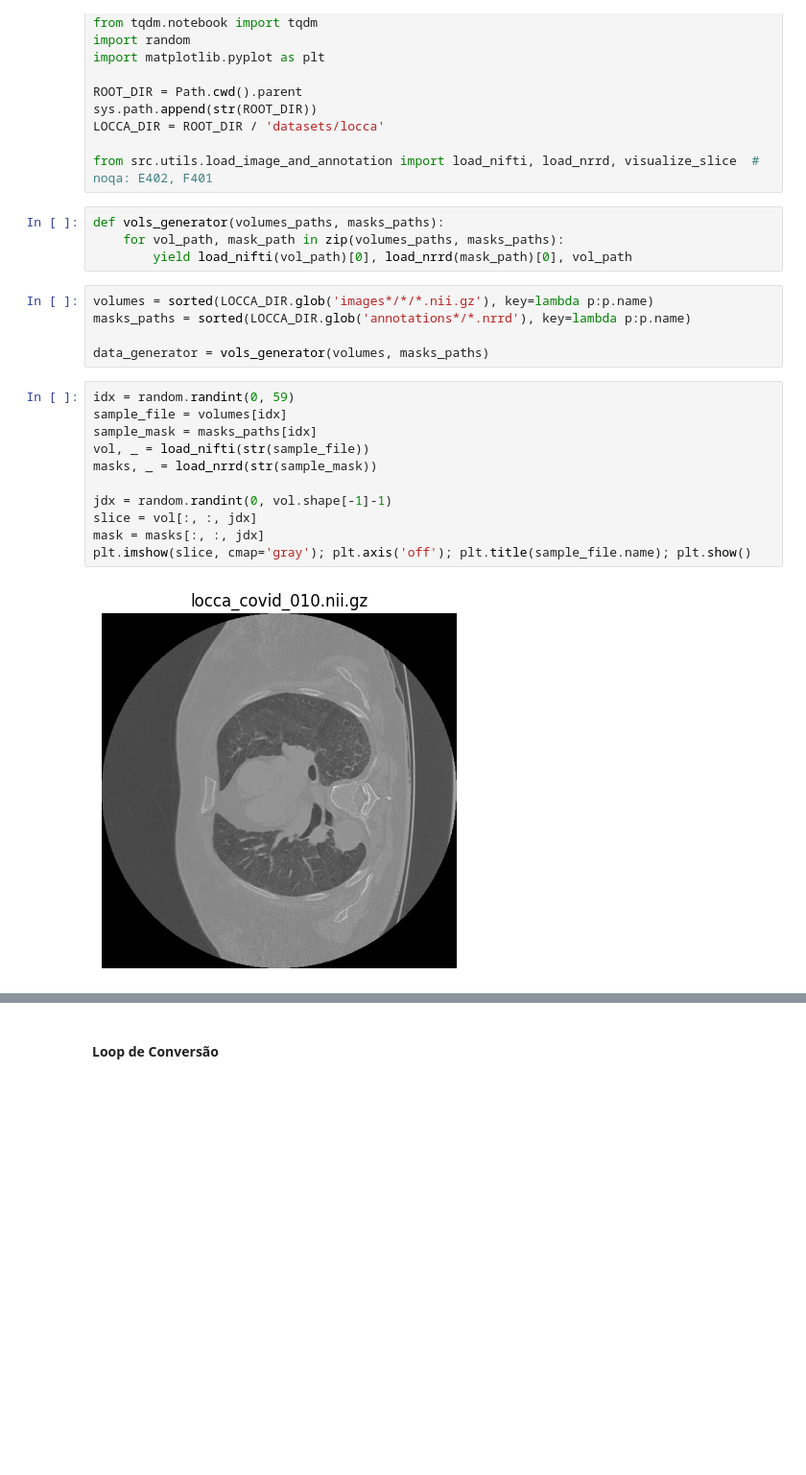
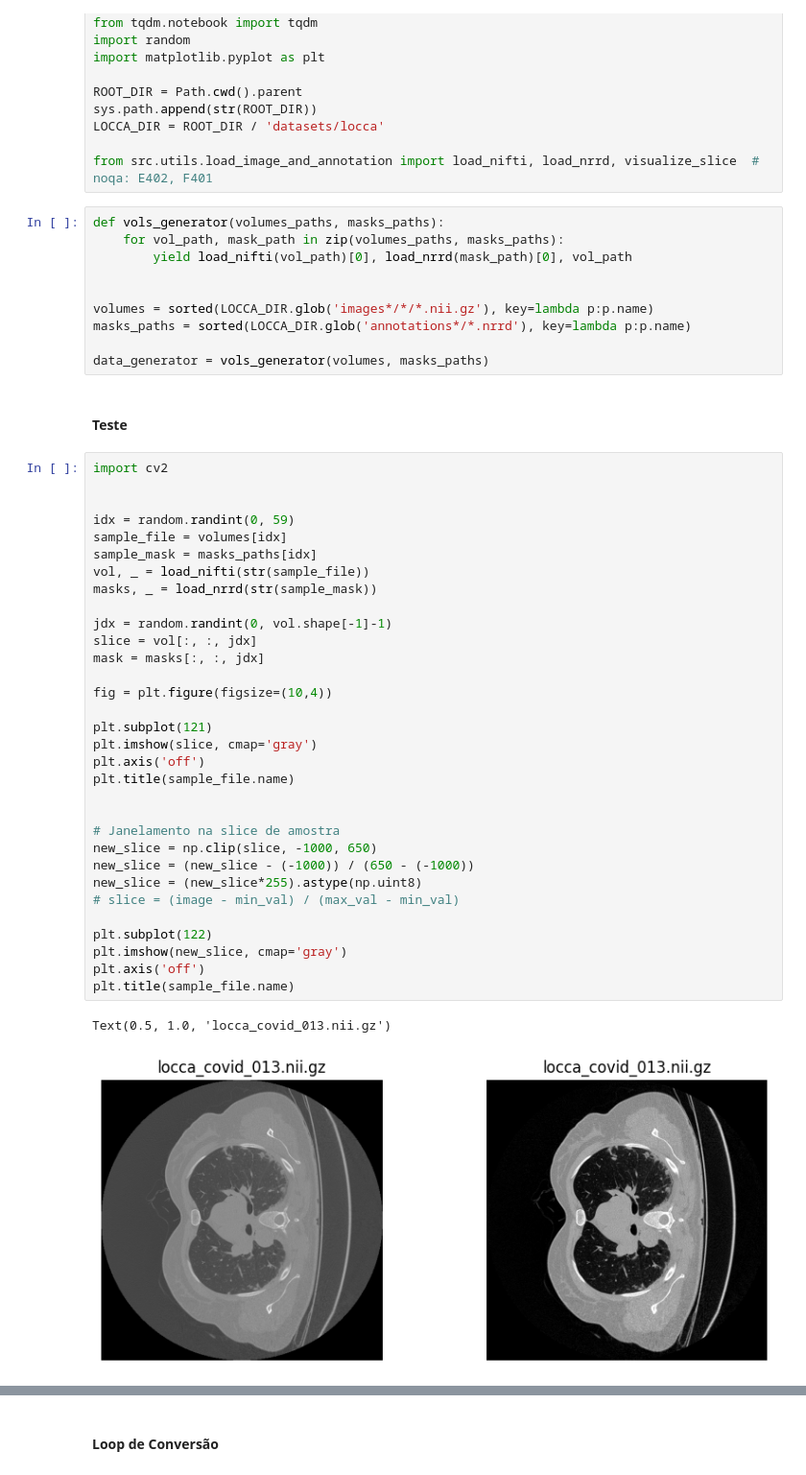
Before and after one commit to ermeson-alves/meu_tcc, a Jupyter notebook: notebooks/1 - Pré-processamento.ipynb, the cells around one changed output, grey strips where cells are left out. Shown at 96% size. Drawn from its saved outputs; the diff is of its cells as text; blank space fills up the shorter version.

```diff
--- a/notebooks/1 - Pré-processamento.ipynb
+++ b/notebooks/1 - Pré-processamento.ipynb
@@ -17,21 +17,46 @@ from src.utils.load_image_and_annotation import load_nifti, load_nrrd, visualize
 def vols_generator(volumes_paths, masks_paths):
     for vol_path, mask_path in zip(volumes_paths, masks_paths):
         yield load_nifti(vol_path)[0], load_nrrd(mask_path)[0], vol_path
+
+
+volumes = sorted(LOCCA_DIR.glob('images*/*/*.nii.gz'), key=lambda p:p.name)
+masks_paths = sorted(LOCCA_DIR.glob('annotations*/*.nrrd'), key=lambda p:p.name)
+
+data_generator = vols_generator(volumes, masks_paths)
-# %%
-volumes = sorted(LOCCA_DIR.glob('images*/*/*.nii.gz'), key=lambda p:p.name)
-masks_paths = sorted(LOCCA_DIR.glob('annotations*/*.nrrd'), key=lambda p:p.name)
-
-data_generator = vols_generator(volumes, masks_paths)
+# %% [markdown]
+#### Teste
 # %%
+import cv2
+
+
 idx = random.randint(0, 59)
 sample_file = volumes[idx]
 sample_mask = masks_paths[idx]
 vol, _ = load_nifti(str(sample_file))
 masks, _ = load_nrrd(str(sample_mask))
 
 jdx = random.randint(0, vol.shape[-1]-1)
 slice = vol[:, :, jdx]
 mask = masks[:, :, jdx]
-plt.imshow(slice, cmap='gray'); plt.axis('off'); plt.title(sample_file.name); plt.show()
+
+fig = plt.figure(figsize=(10,4))
+
+plt.subplot(121)
+plt.imshow(slice, cmap='gray')
+plt.axis('off')
+plt.title(sample_file.name)
+
+
+# Janelamento na slice de amostra
+new_slice = np.clip(slice, -1000, 650)
+new_slice = (new_slice - (-1000)) / (650 - (-1000))
+new_slice = (new_slice*255).astype(np.uint8)
+# slice = (image - min_val) / (max_val - min_val)
+
+plt.subplot(122)
+plt.imshow(new_slice, cmap='gray')
+plt.axis('off')
+plt.title(sample_file.name)
 # %% [output]
+Text(0.5, 1.0, 'locca_covid_013.nii.gz')
-[figure, old version]
+[figure, new version]
```
Also changed, not shown: parts of 16 cells of this notebook, 8 other files.
